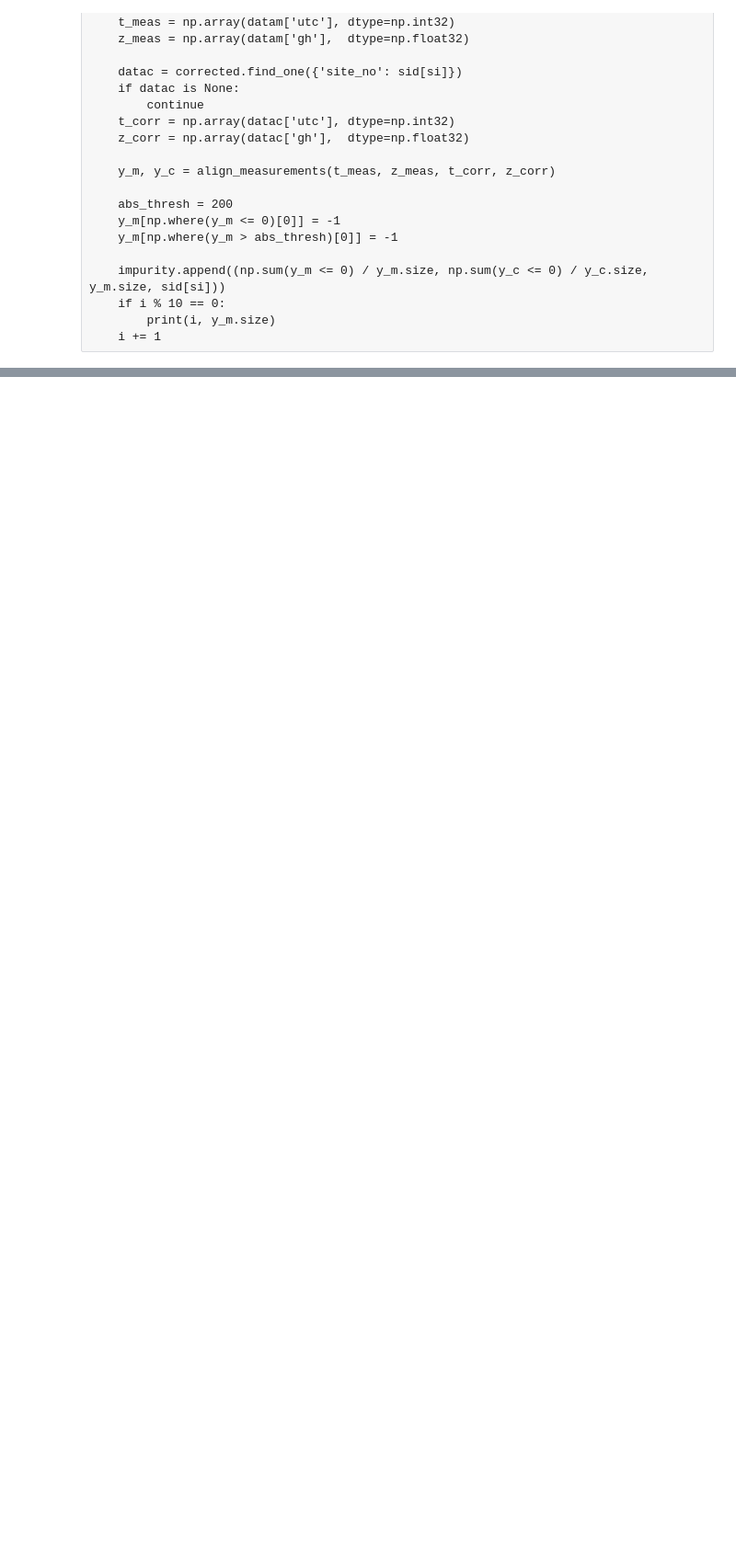
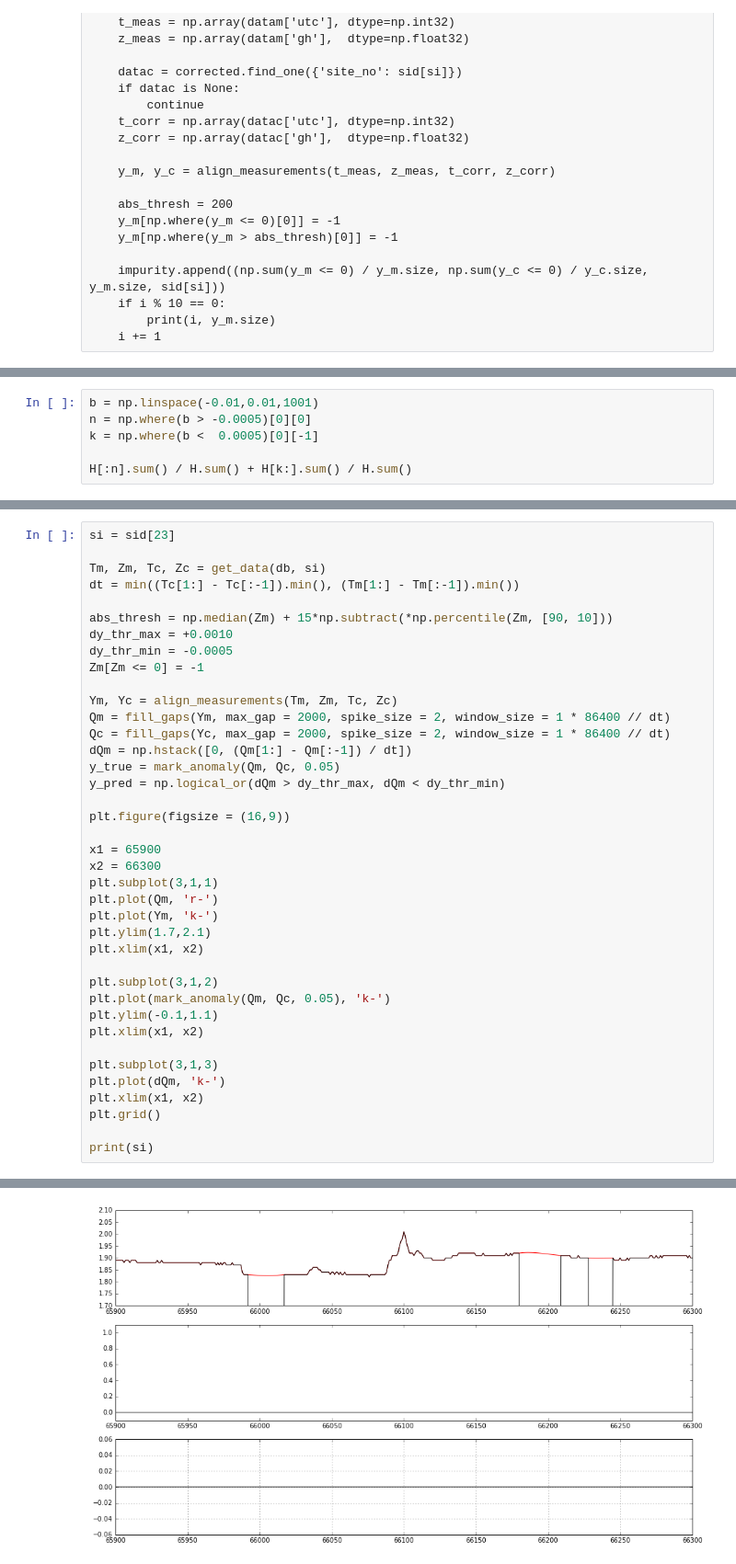
Before and after one commit to codeminders/water-data, a Jupyter notebook: preproc.ipynb, the cells around one changed output, grey strips where cells are left out. Shown at 92% size. Drawn from its saved outputs; the diff is of its cells as text; blank space fills up the shorter version.

```diff
--- a/preproc.ipynb
+++ b/preproc.ipynb
@@ -157,0 +179,6 @@ for si in range(cursor.count()):
+# %%
+b = np.linspace(-0.01,0.01,1001)
+n = np.where(b > -0.0005)[0][0]
+k = np.where(b <  0.0005)[0][-1]
+
+H[:n].sum() / H.sum() + H[k:].sum() / H.sum()
@@ -174,0 +388,40 @@ ddZ = (dZ[1:] - dZ[:-1]) / (Tm[1] - Tm[0])
+# %%
+si = sid[23]
+
+Tm, Zm, Tc, Zc = get_data(db, si)
+dt = min((Tc[1:] - Tc[:-1]).min(), (Tm[1:] - Tm[:-1]).min())
+
+abs_thresh = np.median(Zm) + 15*np.subtract(*np.percentile(Zm, [90, 10]))
+dy_thr_max = +0.0010
+dy_thr_min = -0.0005
+Zm[Zm <= 0] = -1
+
+Ym, Yc = align_measurements(Tm, Zm, Tc, Zc)
+Qm = fill_gaps(Ym, max_gap = 2000, spike_size = 2, window_size = 1 * 86400 // dt)
+Qc = fill_gaps(Yc, max_gap = 2000, spike_size = 2, window_size = 1 * 86400 // dt)
+dQm = np.hstack([0, (Qm[1:] - Qm[:-1]) / dt])
+y_true = mark_anomaly(Qm, Qc, 0.05)
+y_pred = np.logical_or(dQm > dy_thr_max, dQm < dy_thr_min)
+
+plt.figure(figsize = (16,9))
+
+x1 = 65900
+x2 = 66300
+plt.subplot(3,1,1)
+plt.plot(Qm, 'r-')
+plt.plot(Ym, 'k-')
+plt.ylim(1.7,2.1)
+plt.xlim(x1, x2)
+
+plt.subplot(3,1,2)
+plt.plot(mark_anomaly(Qm, Qc, 0.05), 'k-')
+plt.ylim(-0.1,1.1)
+plt.xlim(x1, x2)
+
+plt.subplot(3,1,3)
+plt.plot(dQm, 'k-')
+plt.xlim(x1, x2)
+plt.grid()
+
+print(si)
+# %% [output]
@@ -174,0 +429 @@ ddZ = (dZ[1:] - dZ[:-1]) / (Tm[1] - Tm[0])
+[figure, added]
```
Also changed, not shown: parts of 13 cells of this notebook, 5 other files.
